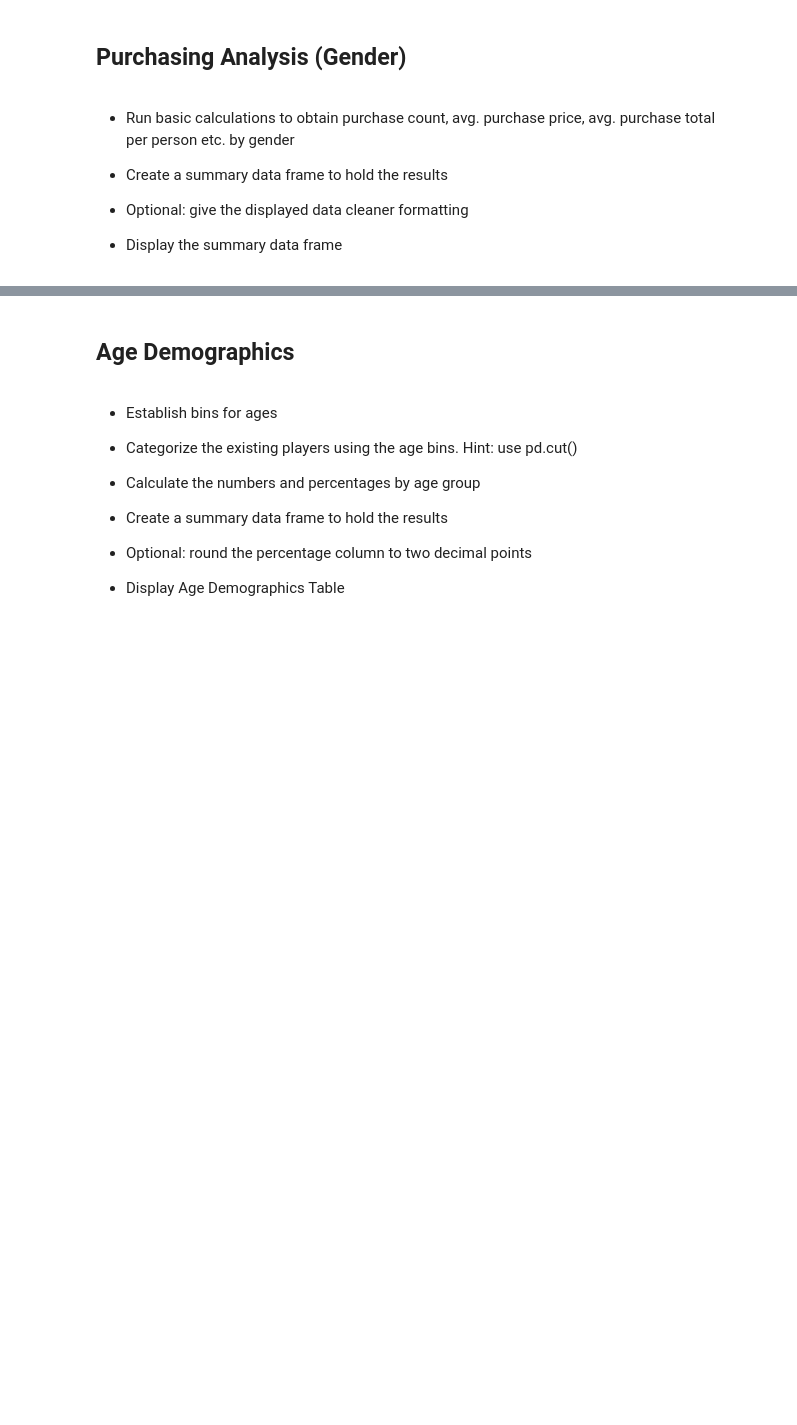
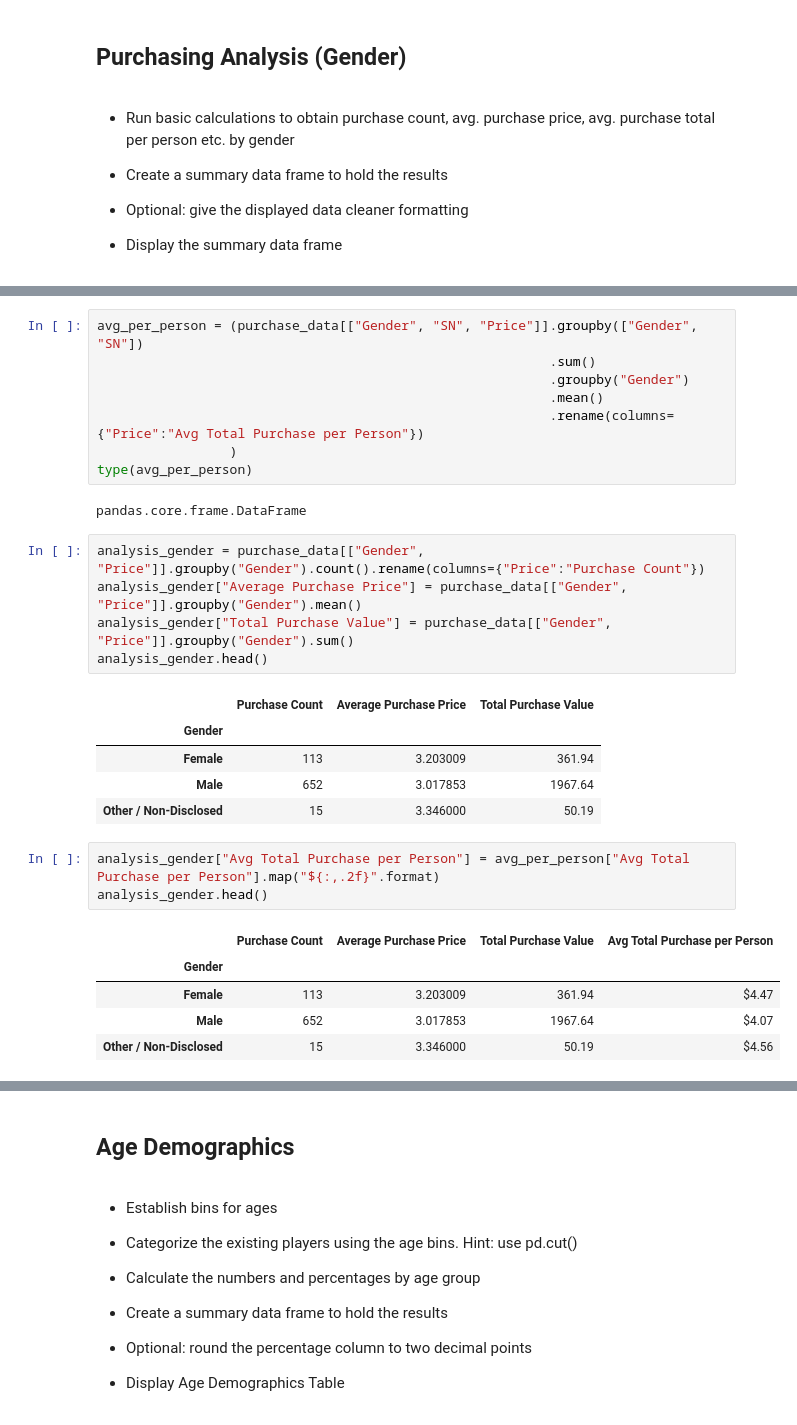
Before and after one commit to githotirado/pandas-challenge, a Jupyter notebook: HeroesOfPymoli/HeroesOfPymoli_starter.ipynb, the cells around one changed output, grey strips where cells are left out. Drawn from its saved outputs; the diff is of its cells as text; blank space fills up the shorter version.

Commit message:
Analysis Gender completed

```diff
--- a/HeroesOfPymoli/HeroesOfPymoli_starter.ipynb
+++ b/HeroesOfPymoli/HeroesOfPymoli_starter.ipynb
@@ -204,0 +201,30 @@ gender_demo
+# %%
+avg_per_person = (purchase_data[["Gender", "SN", "Price"]].groupby(["Gender", "SN"])
+                                                          .sum()
+                                                          .groupby("Gender")
+                                                          .mean()
+                                                          .rename(columns={"Price":"Avg Total Purchase per Person"})
+                 )
+type(avg_per_person)
+# %% [output]
+pandas.core.frame.DataFrame
+# %%
+analysis_gender = purchase_data[["Gender", "Price"]].groupby("Gender").count().rename(columns={"Price":"Purchase Count"})
+analysis_gender["Average Purchase Price"] = purchase_data[["Gender", "Price"]].groupby("Gender").mean()
+analysis_gender["Total Purchase Value"] = purchase_data[["Gender", "Price"]].groupby("Gender").sum()
+analysis_gender.head()
+# %% [output]
+|  | Purchase Count | Average Purchase Price | Total Purchase Value |
+| Gender |  |  |  |
+| Female | 113 | 3.203009 | 361.94 |
+| Male | 652 | 3.017853 | 1967.64 |
+| Other / Non-Disclosed | 15 | 3.346000 | 50.19 |
+# %%
+analysis_gender["Avg Total Purchase per Person"] = avg_per_person["Avg Total Purchase per Person"].map("${:,.2f}".format)
+analysis_gender.head()
+# %% [output]
+|  | Purchase Count | Average Purchase Price | Total Purchase Value | Avg Total Purchase per Person |
+| Gender |  |  |  |  |
+| Female | 113 | 3.203009 | 361.94 | $4.47 |
+| Male | 652 | 3.017853 | 1967.64 | $4.07 |
+| Other / Non-Disclosed | 15 | 3.346000 | 50.19 | $4.56 |
```
Also changed, not shown: parts of 4 cells of this notebook.
